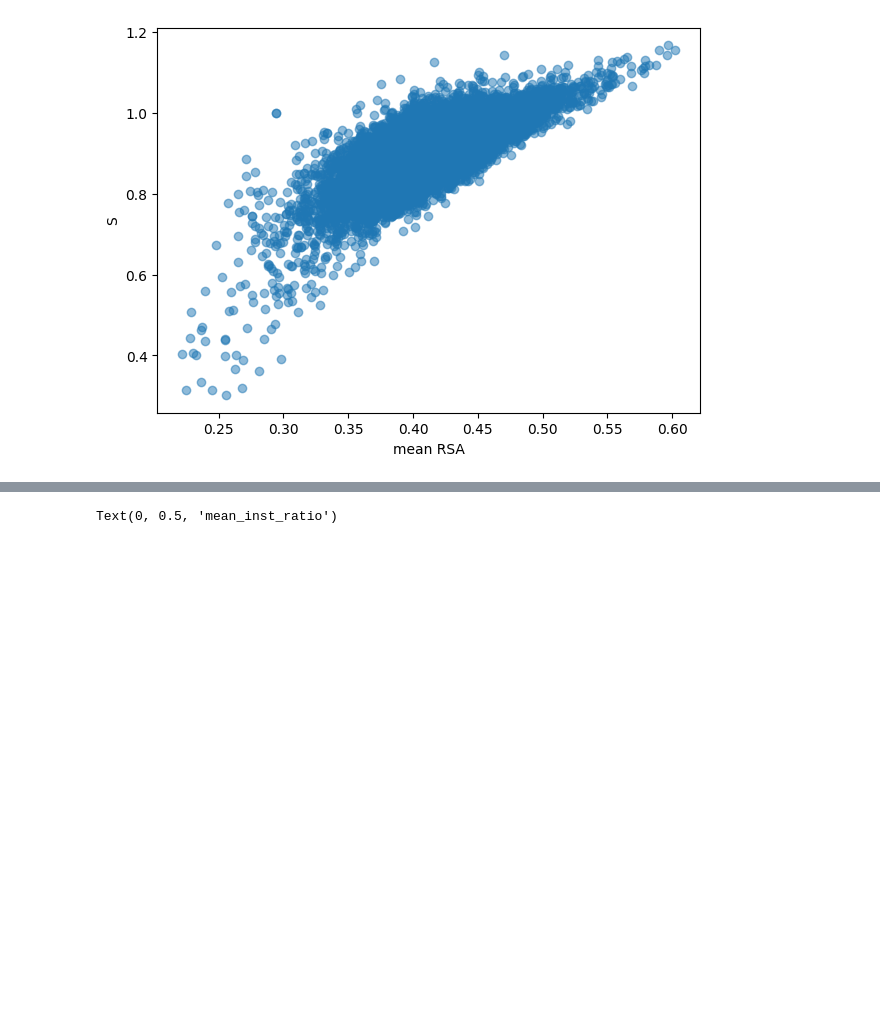
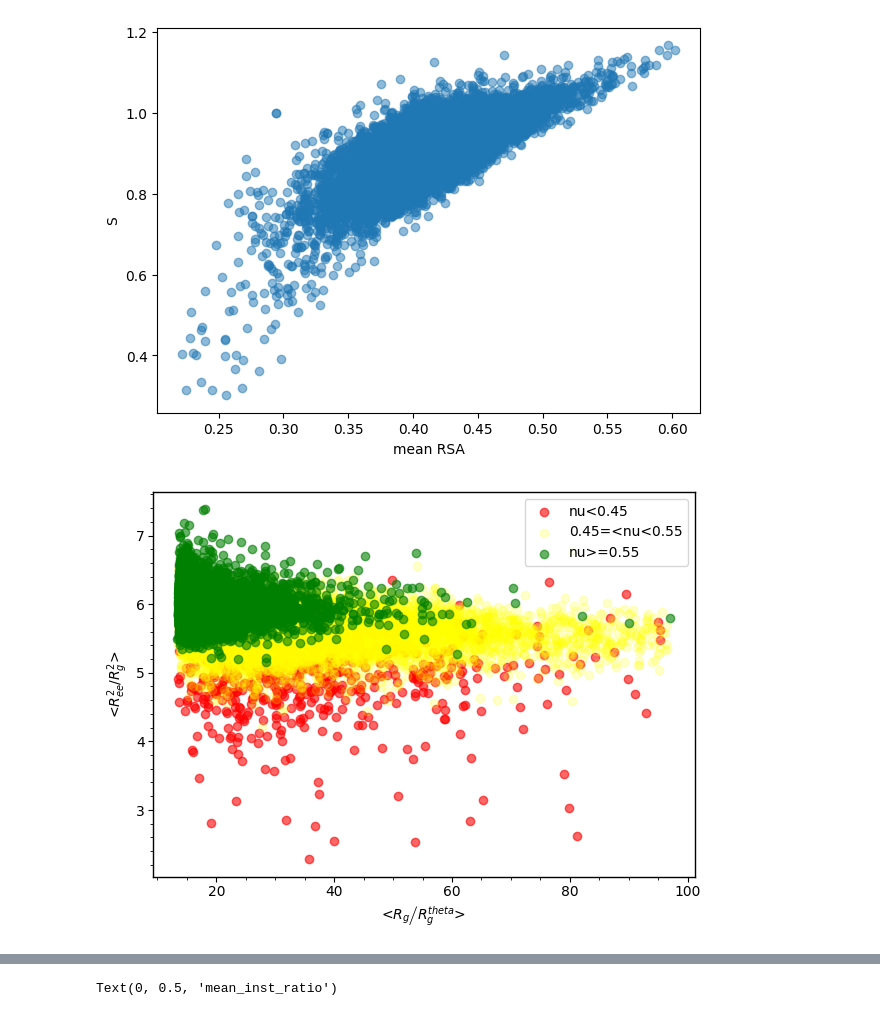
Before and after one commit to hshadman/larsen_paper_IDR_properties, a Jupyter notebook: IDROME_RSA_based_with_AFRC_v8.ipynb, the cells around one changed output, grey strips where cells are left out. Saved outputs shown, nothing was run; the diff lists cells and outputs as text; code cells hidden in the pictures; blank space fills up the shorter version.

```diff
--- a/IDROME_RSA_based_with_AFRC_v8.ipynb
+++ b/IDROME_RSA_based_with_AFRC_v8.ipynb
@@ -483,6 +484,39 @@ ax.set_ylabel('S')
 # %% [output]
 Text(0, 0.5, 'S')
 [figure]
+# %%
+
+fig,ax = plt.subplots(figsize=(7,5))
+
+temp_set1 =  seq_name_AFRC[seq_name_AFRC.nu<0.45]
+temp_set2 =  seq_name_AFRC[(seq_name_AFRC.nu>=0.45) & (seq_name_AFRC.nu<0.55)]
+temp_set3 =  seq_name_AFRC[seq_name_AFRC.nu>=0.55]
+
+ax.scatter(temp_set1['AFRC_mean_rg_theta'],
+           temp_set1['mean_inst_ratio'],
+           alpha=0.6,color='red',label='nu<0.45')
+
+ax.scatter(temp_set2['AFRC_mean_rg_theta'],
+           temp_set2['mean_inst_ratio'],
+           alpha=0.2,color='yellow',label='0.45=<nu<0.55')
+
+ax.scatter(temp_set3['AFRC_mean_rg_theta'],
+           temp_set3['mean_inst_ratio'],
+           alpha=0.6,color='green',label='nu>=0.55')
+
+ax.set_xlabel(r'<$R_g\left/R_g^{theta}\right.$>')
+ax.set_ylabel(r'<$R_{ee}^{2}/R_g^{2}$>')
+ax.legend()
+for i in ['top', 'left', 'right', 'bottom']:
+    ax.spines[i].set_linewidth(1)
+
+ax.minorticks_on()
+ax.tick_params(axis='y', which='major', labelsize=10, width = 0.8, pad = 2)
+ax.tick_params(axis='y', which='minor', width = 0.6)
+ax.tick_params(axis='x', which='major', labelsize=10, width = 0.8, pad = 2)
+ax.tick_params(axis='x', which='minor', width = 0.6)
+# %% [output]
+[figure, added]
 # %%
 
 fig,ax = plt.subplots(figsize=(7,5))
```
Also changed, not shown: parts of 4 cells of this notebook.
